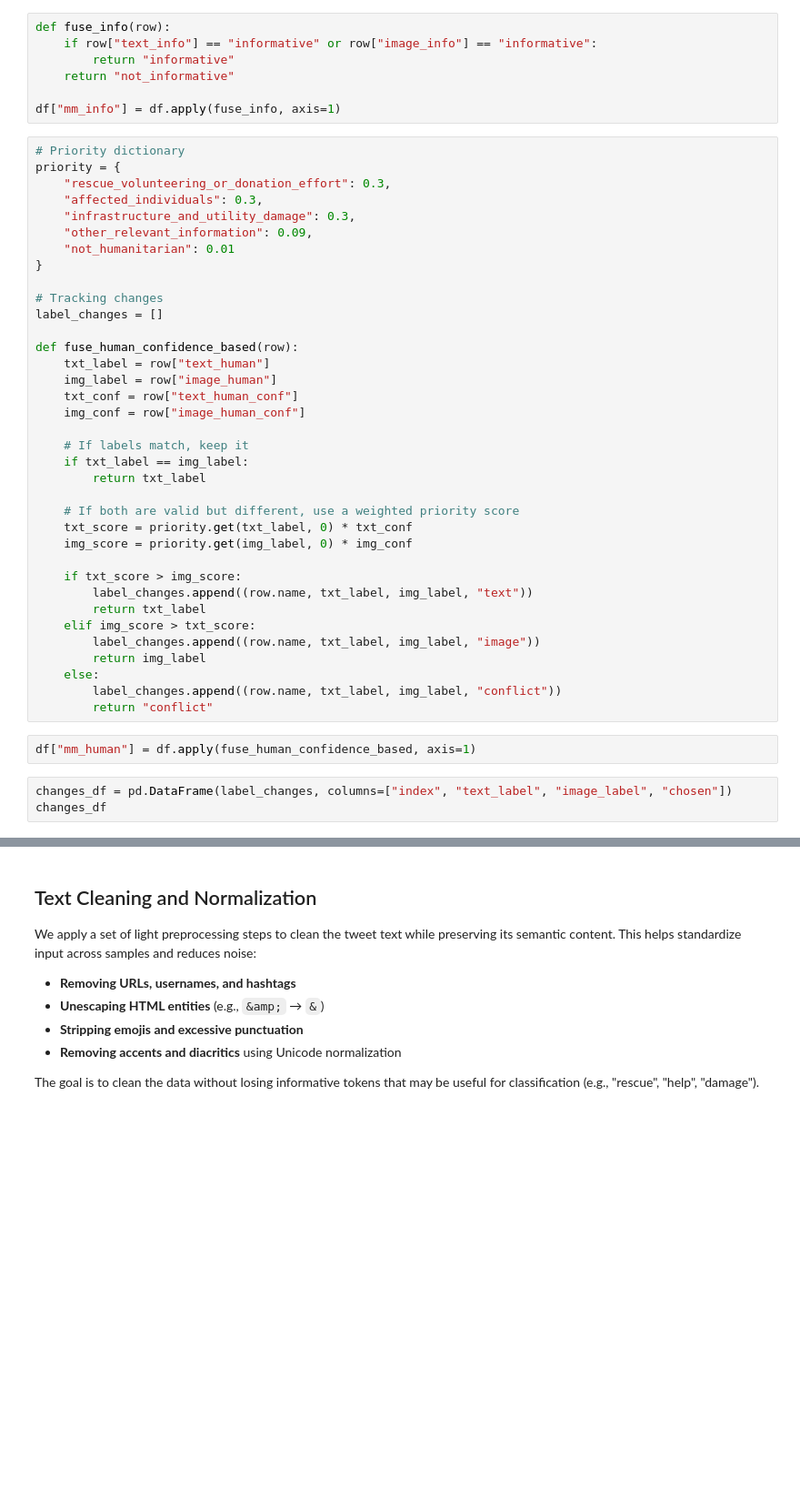
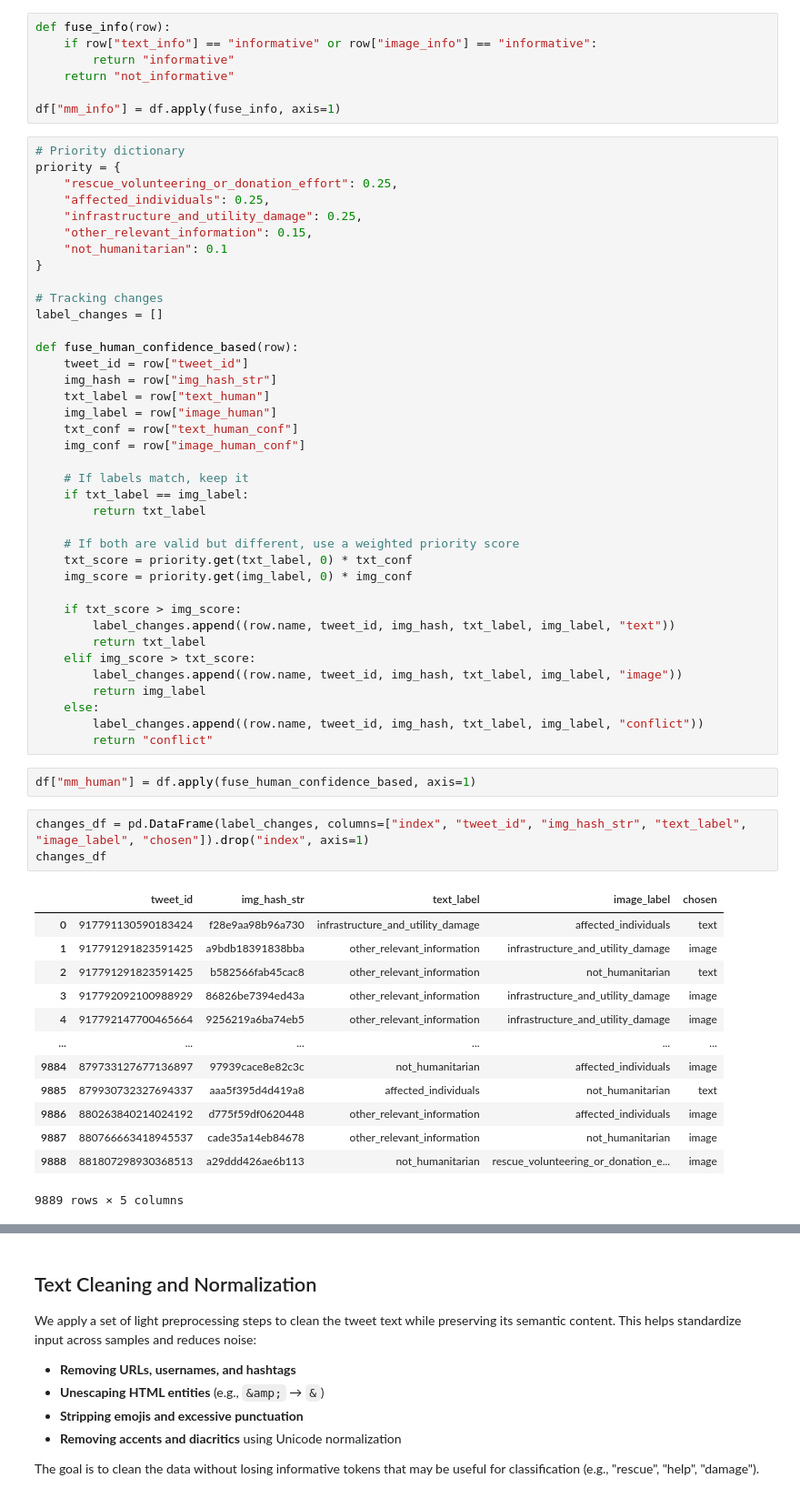
Before and after one commit to andreaceto/multimodal-crisis-classification, a Jupyter notebook: 01_preprocessing.ipynb, the cells around one changed output, grey strips where cells are left out. Shown at 91% size. Drawn from its saved outputs; the diff is of its cells as text; blank space fills up the shorter version.

```diff
--- a/01_preprocessing.ipynb
+++ b/01_preprocessing.ipynb
@@ -234,17 +401,19 @@ df["mm_info"] = df.apply(fuse_info, axis=1)
 # %%
 # Priority dictionary
 priority = {
-    "rescue_volunteering_or_donation_effort": 0.3,
-    "affected_individuals": 0.3,
-    "infrastructure_and_utility_damage": 0.3,
-    "other_relevant_information": 0.09,
-    "not_humanitarian": 0.01
+    "rescue_volunteering_or_donation_effort": 0.25,
+    "affected_individuals": 0.25,
+    "infrastructure_and_utility_damage": 0.25,
+    "other_relevant_information": 0.15,
+    "not_humanitarian": 0.1
 }
 
 # Tracking changes
 label_changes = []
 
 def fuse_human_confidence_based(row):
+    tweet_id = row["tweet_id"]
+    img_hash = row["img_hash_str"]
     txt_label = row["text_human"]
     img_label = row["image_human"]
     txt_conf = row["text_human_conf"]
@@ -259,19 +428,33 @@ def fuse_human_confidence_based(row):
     img_score = priority.get(img_label, 0) * img_conf
 
     if txt_score > img_score:
-        label_changes.append((row.name, txt_label, img_label, "text"))
+        label_changes.append((row.name, tweet_id, img_hash, txt_label, img_label, "text"))
         return txt_label
     elif img_score > txt_score:
-        label_changes.append((row.name, txt_label, img_label, "image"))
+        label_changes.append((row.name, tweet_id, img_hash, txt_label, img_label, "image"))
         return img_label
     else:
-        label_changes.append((row.name, txt_label, img_label, "conflict"))
+        label_changes.append((row.name, tweet_id, img_hash, txt_label, img_label, "conflict"))
         return "conflict"
 # %%
 df["mm_human"] = df.apply(fuse_human_confidence_based, axis=1)
 # %%
-changes_df = pd.DataFrame(label_changes, columns=["index", "text_label", "image_label", "chosen"])
+changes_df = pd.DataFrame(label_changes, columns=["index", "tweet_id", "img_hash_str", "text_label", "image_label", "chosen"]).drop("index", axis=1)
 changes_df
+# %% [output]
+|  | tweet_id | img_hash_str | text_label | image_label | chosen |
+| 0 | 917791130590183424 | f28e9aa98b96a730 | infrastructure_and_utility_damage | affected_individuals | text |
+| 1 | 917791291823591425 | a9bdb18391838bba | other_relevant_information | infrastructure_and_utility_damage | image |
+| 2 | 917791291823591425 | b582566fab45cac8 | other_relevant_information | not_humanitarian | text |
+| 3 | 917792092100988929 | 86826be7394ed43a | other_relevant_information | infrastructure_and_utility_damage | image |
+| 4 | 917792147700465664 | 9256219a6ba74eb5 | other_relevant_information | infrastructure_and_utility_damage | image |
+| ... | ... | ... | ... | ... | ... |
+| 9884 | 879733127677136897 | 97939cace8e82c3c | not_humanitarian | affected_individuals | image |
+| 9885 | 879930732327694337 | aaa5f395d4d419a8 | affected_individuals | not_humanitarian | text |
+| 9886 | 880263840214024192 | d775f59df0620448 | other_relevant_information | affected_individuals | image |
+| 9887 | 880766663418945537 | cade35a14eb84678 | other_relevant_information | not_humanitarian | image |
+| 9888 | 881807298930368513 | a29ddd426ae6b113 | not_humanitarian | rescue_volunteering_or_donation_e... | image |
+9889 rows × 5 columns
 # %%
 print_class_distribution(df, "mm_info")
 print_class_distribution(df, "mm_human")
```
Also changed, not shown: parts of 20 cells of this notebook, 5 other files.
